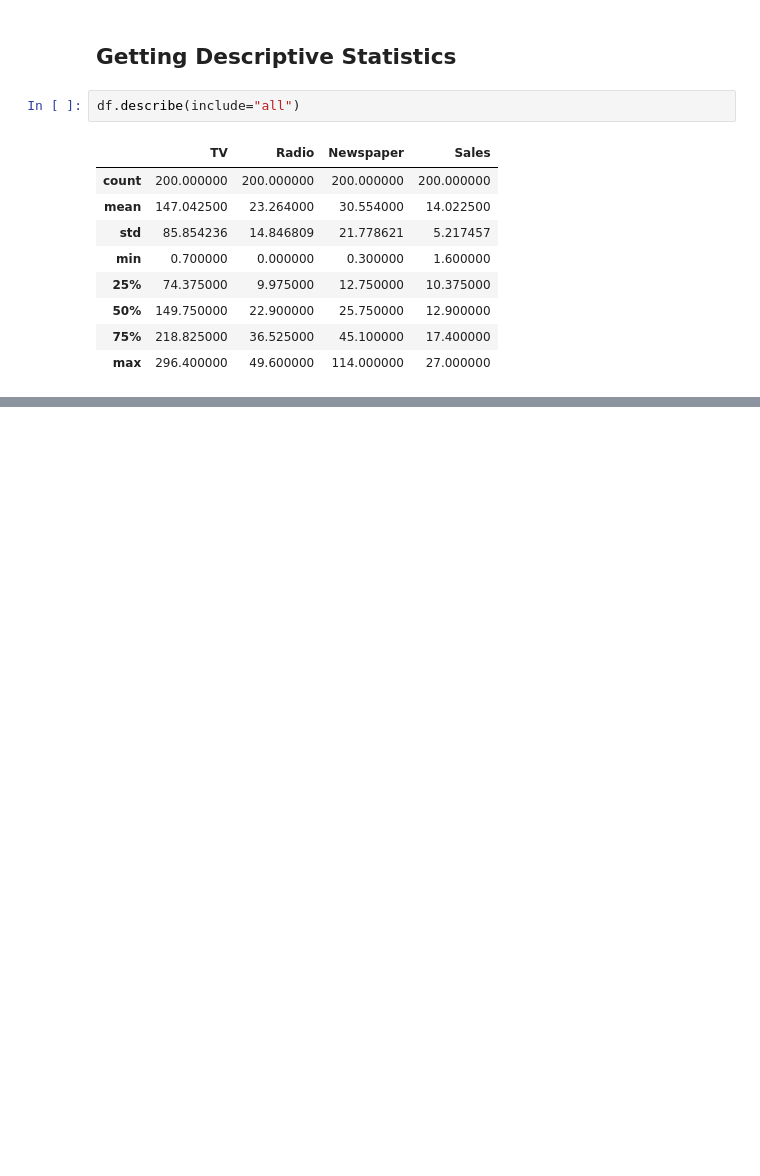
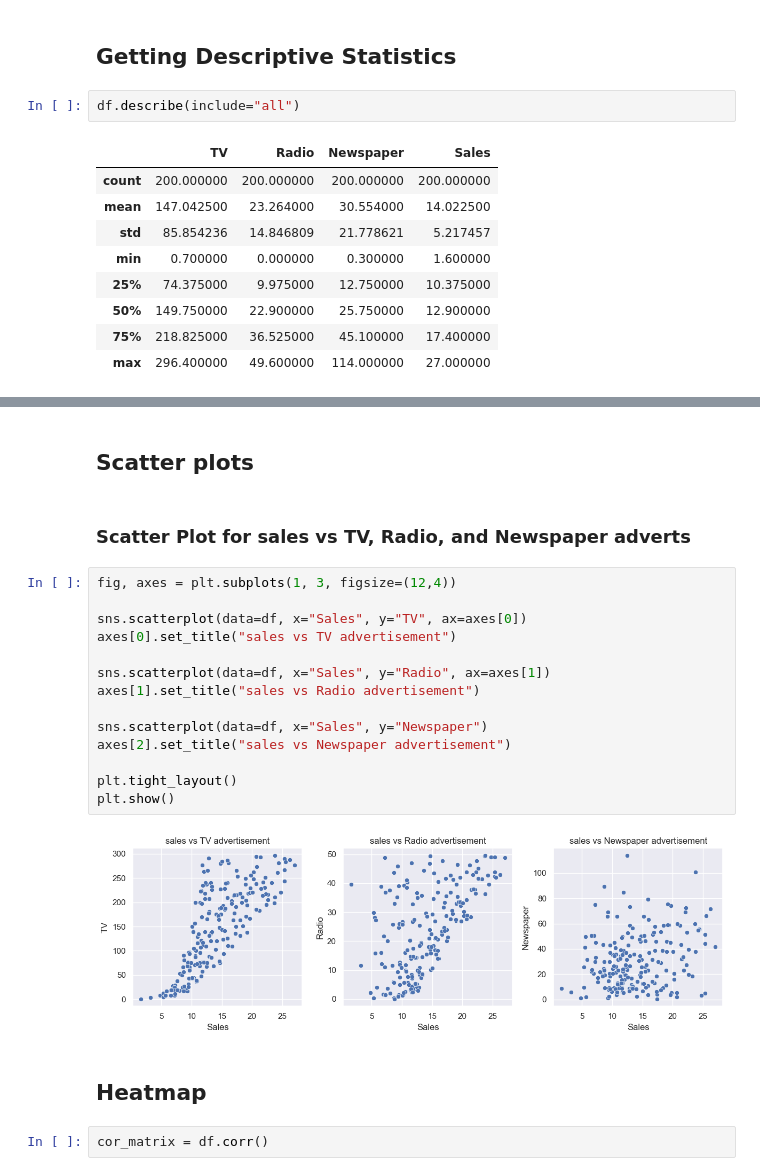
Before and after one commit to kjkyagambiddwa/OIBSIP, a Jupyter notebook: DataScience-Task5-SalesPrediction/Sales_Prediction.ipynb, the cells around one changed output, grey strips where cells are left out. Cells and saved outputs as stored; diff of their text form; blank space fills up the shorter version.

```diff
--- a/DataScience-Task5-SalesPrediction/Sales_Prediction.ipynb
+++ b/DataScience-Task5-SalesPrediction/Sales_Prediction.ipynb
@@ -91,0 +109,24 @@ Key Insights
+# %% [markdown]
+## Scatter plots
+# %% [markdown]
+### Scatter Plot for sales vs TV, Radio, and Newspaper adverts
+# %%
+fig, axes = plt.subplots(1, 3, figsize=(12,4))
+
+sns.scatterplot(data=df, x="Sales", y="TV", ax=axes[0])
+axes[0].set_title("sales vs TV advertisement")
+
+sns.scatterplot(data=df, x="Sales", y="Radio", ax=axes[1])
+axes[1].set_title("sales vs Radio advertisement")
+
+sns.scatterplot(data=df, x="Sales", y="Newspaper")
+axes[2].set_title("sales vs Newspaper advertisement")
+
+plt.tight_layout()
+plt.show()
+# %% [output]
+[figure, added]
+# %% [markdown]
+## Heatmap
+# %%
+cor_matrix = df.corr()
```
Also changed, not shown: parts of 16 cells of this notebook.
